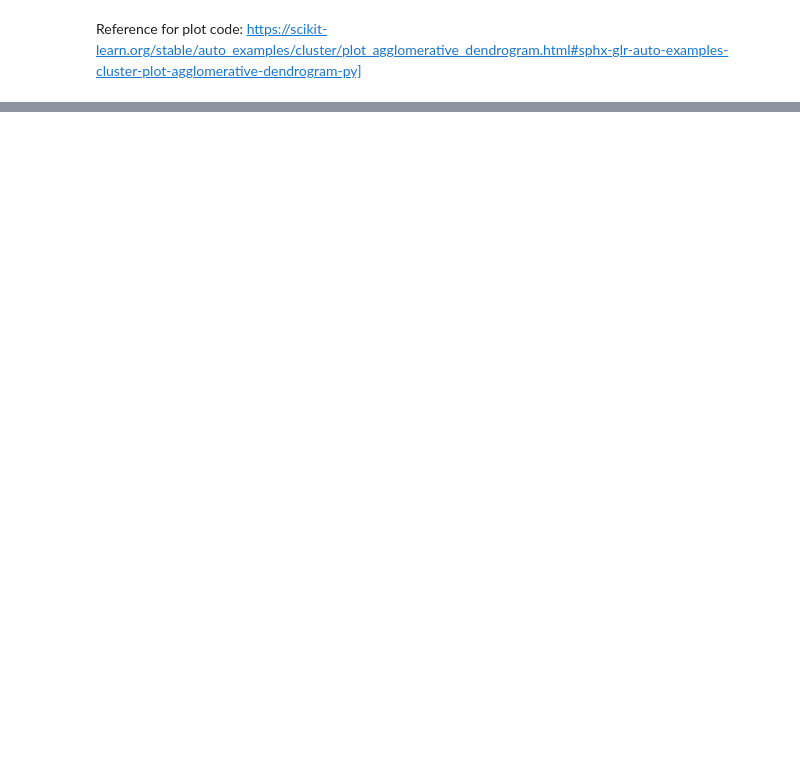
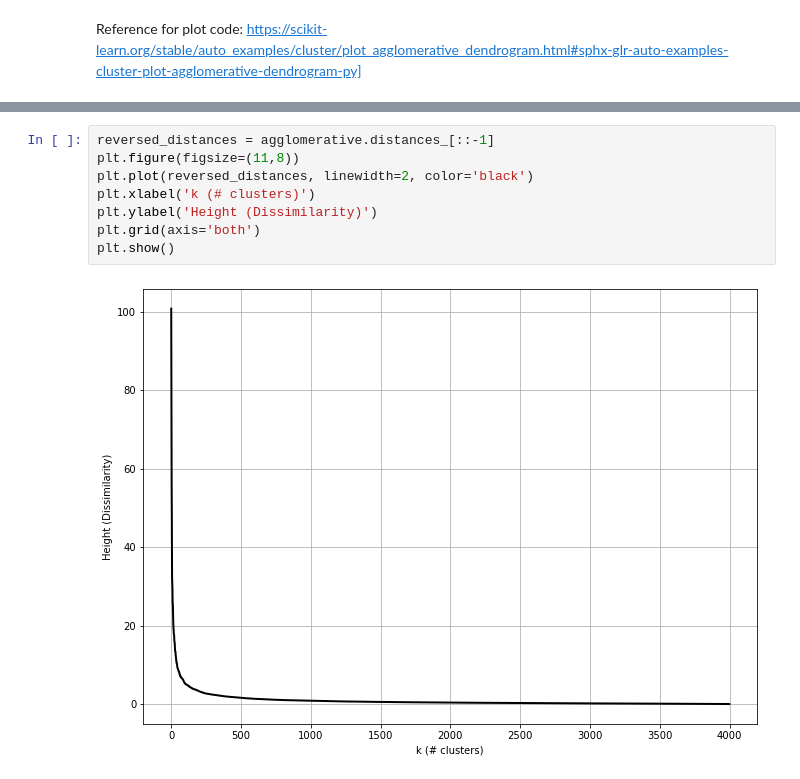
Before and after one commit to paulgrigas/IEOR-142-242-Python-Project, a Jupyter notebook: Lab 7/Lab7b_teaching.ipynb, the cells around one changed output, grey strips where cells are left out. Drawn from its saved outputs; the diff is of its cells as text; blank space fills up the shorter version.

```diff
--- a/Lab 7/Lab7b_teaching.ipynb
+++ b/Lab 7/Lab7b_teaching.ipynb
@@ -246,0 +275,10 @@ AttributeError: 'AgglomerativeClustering' object has no attribute 'inertia_'
+# %%
+reversed_distances = agglomerative.distances_[::-1]
+plt.figure(figsize=(11,8))
+plt.plot(reversed_distances, linewidth=2, color='black')
+plt.xlabel('k (# clusters)')
+plt.ylabel('Height (Dissimilarity)')
+plt.grid(axis='both')
+plt.show()
+# %% [output]
+[figure, added]
```
Also changed, not shown: parts of 19 cells of this notebook, 1 other file.
